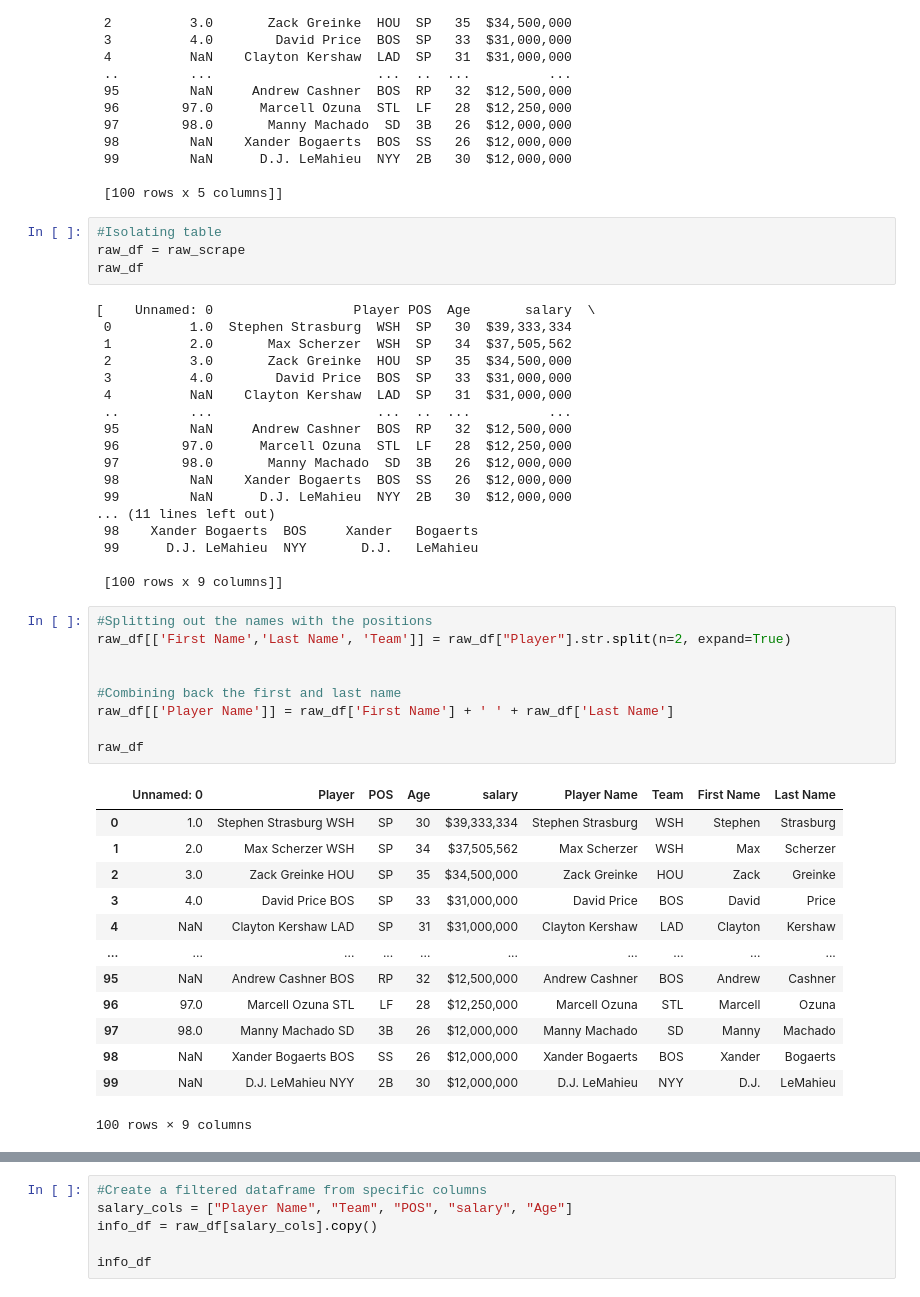
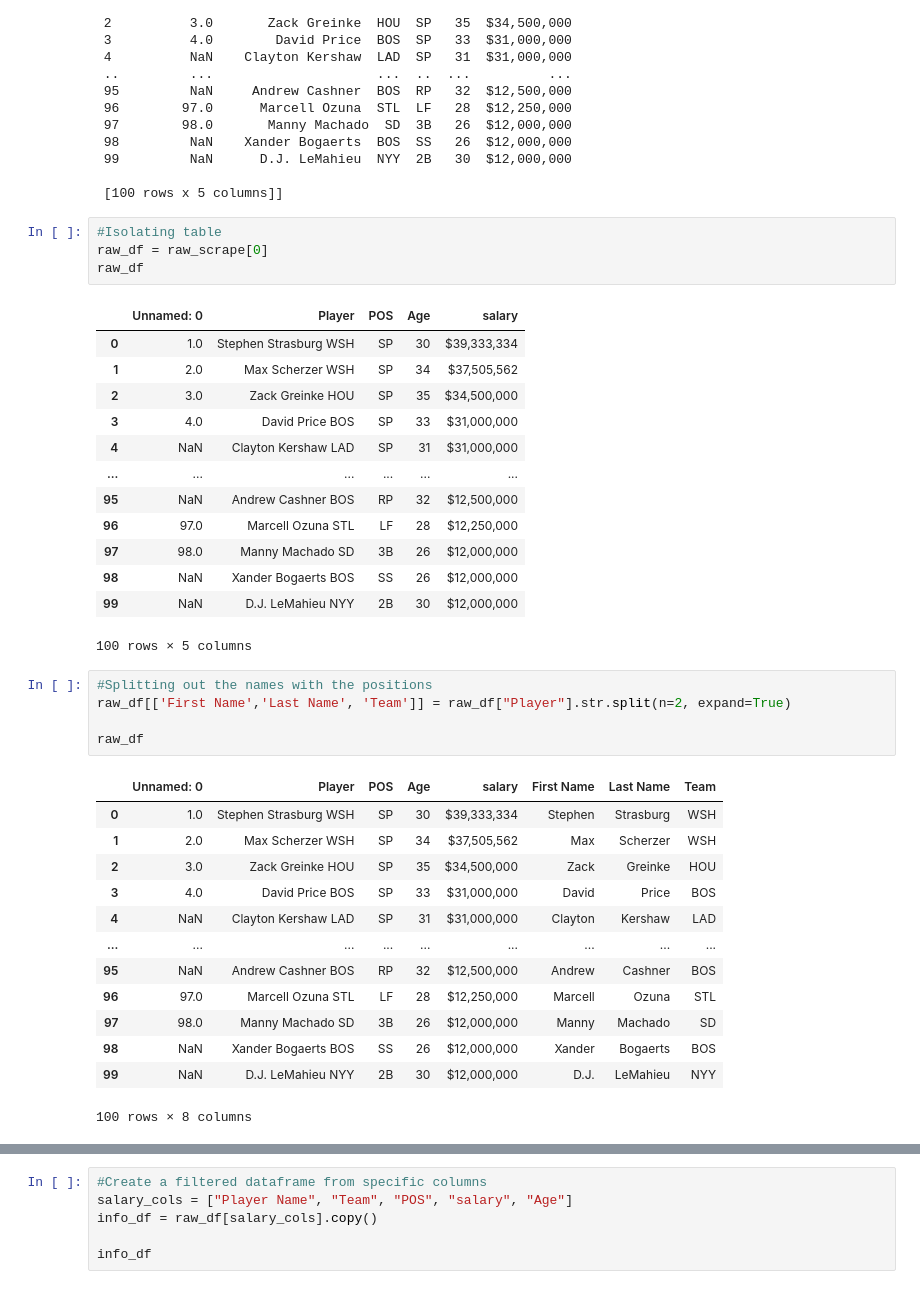
Before and after one commit to Kyledesma/ETL_Project, a Jupyter notebook: Player-Salary-Extract-&-Transform.ipynb, the cells around one changed output, grey strips where cells are left out. Drawn from its saved outputs; the diff is of its cells as text.

```diff
--- a/Player-Salary-Extract-&-Transform.ipynb
+++ b/Player-Salary-Extract-&-Transform.ipynb
@@ -32,46 +32,38 @@ raw_scrape
  [100 rows x 5 columns]]
 # %%
 #Isolating table
-raw_df = raw_scrape
+raw_df = raw_scrape[0]
 raw_df
 # %% [output]
+|  | Unnamed: 0 | Player | POS | Age | salary |
+| 0 | 1.0 | Stephen Strasburg WSH | SP | 30 | $39,333,334 |
+| 1 | 2.0 | Max Scherzer WSH | SP | 34 | $37,505,562 |
+| 2 | 3.0 | Zack Greinke HOU | SP | 35 | $34,500,000 |
+| 3 | 4.0 | David Price BOS | SP | 33 | $31,000,000 |
+| 4 | NaN | Clayton Kershaw LAD | SP | 31 | $31,000,000 |
+| ... | ... | ... | ... | ... | ... |
+| 95 | NaN | Andrew Cashner BOS | RP | 32 | $12,500,000 |
+| 96 | 97.0 | Marcell Ozuna STL | LF | 28 | $12,250,000 |
+| 97 | 98.0 | Manny Machado SD | 3B | 26 | $12,000,000 |
+| 98 | NaN | Xander Bogaerts BOS | SS | 26 | $12,000,000 |
+| 99 | NaN | D.J. LeMahieu NYY | 2B | 30 | $12,000,000 |
-[    Unnamed: 0                  Player POS  Age       salary  \
- 0          1.0  Stephen Strasburg  WSH  SP   30  $39,333,334
- 1          2.0       Max Scherzer  WSH  SP   34  $37,505,562
- 2          3.0       Zack Greinke  HOU  SP   35  $34,500,000
- 3          4.0        David Price  BOS  SP   33  $31,000,000
- 4          NaN    Clayton Kershaw  LAD  SP   31  $31,000,000
- ..         ...                     ...  ..  ...          ...
- 95         NaN     Andrew Cashner  BOS  RP   32  $12,500,000
- 96        97.0      Marcell Ozuna  STL  LF   28  $12,250,000
- 97        98.0       Manny Machado  SD  3B   26  $12,000,000
- 98         NaN    Xander Bogaerts  BOS  SS   26  $12,000,000
- 99         NaN      D.J. LeMahieu  NYY  2B   30  $12,000,000
-... (11 lines left out)
- 98    Xander Bogaerts  BOS     Xander   Bogaerts
- 99      D.J. LeMahieu  NYY       D.J.   LeMahieu
-
- [100 rows x 9 columns]]
+100 rows × 5 columns
 # %%
 #Splitting out the names with the positions
 raw_df[['First Name','Last Name', 'Team']] = raw_df["Player"].str.split(n=2, expand=True)
 
-
-#Combining back the first and last name
-raw_df[['Player Name']] = raw_df['First Name'] + ' ' + raw_df['Last Name']
-
 raw_df
 # %% [output]
-|  | Unnamed: 0 | Player | POS | Age | salary | Player Name | Team | First Name | Last Name |
-| 0 | 1.0 | Stephen Strasburg WSH | SP | 30 | $39,333,334 | Stephen Strasburg | WSH | Stephen | Strasburg |
-| 1 | 2.0 | Max Scherzer WSH | SP | 34 | $37,505,562 | Max Scherzer | WSH | Max | Scherzer |
-| 2 | 3.0 | Zack Greinke HOU | SP | 35 | $34,500,000 | Zack Greinke | HOU | Zack | Greinke |
-| 3 | 4.0 | David Price BOS | SP | 33 | $31,000,000 | David Price | BOS | David | Price |
-| 4 | NaN | Clayton Kershaw LAD | SP | 31 | $31,000,000 | Clayton Kershaw | LAD | Clayton | Kershaw |
-| ... | ... | ... | ... | ... | ... | ... | ... | ... | ... |
-| 95 | NaN | Andrew Cashner BOS | RP | 32 | $12,500,000 | Andrew Cashner | BOS | Andrew | Cashner |
-| 96 | 97.0 | Marcell Ozuna STL | LF | 28 | $12,250,000 | Marcell Ozuna | STL | Marcell | Ozuna |
-| 97 | 98.0 | Manny Machado SD | 3B | 26 | $12,000,000 | Manny Machado | SD | Manny | Machado |
-| 98 | NaN | Xander Bogaerts BOS | SS | 26 | $12,000,000 | Xander Bogaerts | BOS | Xander | Bogaerts |
-| 99 | NaN | D.J. LeMahieu NYY | 2B | 30 | $12,000,000 | D.J. LeMahieu | NYY | D.J. | LeMahieu |
+|  | Unnamed: 0 | Player | POS | Age | salary | First Name | Last Name | Team |
+| 0 | 1.0 | Stephen Strasburg WSH | SP | 30 | $39,333,334 | Stephen | Strasburg | WSH |
+| 1 | 2.0 | Max Scherzer WSH | SP | 34 | $37,505,562 | Max | Scherzer | WSH |
+| 2 | 3.0 | Zack Greinke HOU | SP | 35 | $34,500,000 | Zack | Greinke | HOU |
+| 3 | 4.0 | David Price BOS | SP | 33 | $31,000,000 | David | Price | BOS |
+| 4 | NaN | Clayton Kershaw LAD | SP | 31 | $31,000,000 | Clayton | Kershaw | LAD |
+| ... | ... | ... | ... | ... | ... | ... | ... | ... |
+| 95 | NaN | Andrew Cashner BOS | RP | 32 | $12,500,000 | Andrew | Cashner | BOS |
+| 96 | 97.0 | Marcell Ozuna STL | LF | 28 | $12,250,000 | Marcell | Ozuna | STL |
+| 97 | 98.0 | Manny Machado SD | 3B | 26 | $12,000,000 | Manny | Machado | SD |
+| 98 | NaN | Xander Bogaerts BOS | SS | 26 | $12,000,000 | Xander | Bogaerts | BOS |
+| 99 | NaN | D.J. LeMahieu NYY | 2B | 30 | $12,000,000 | D.J. | LeMahieu | NYY |
-100 rows × 9 columns
+100 rows × 8 columns
```
Also changed, not shown: parts of 3 cells of this notebook.
